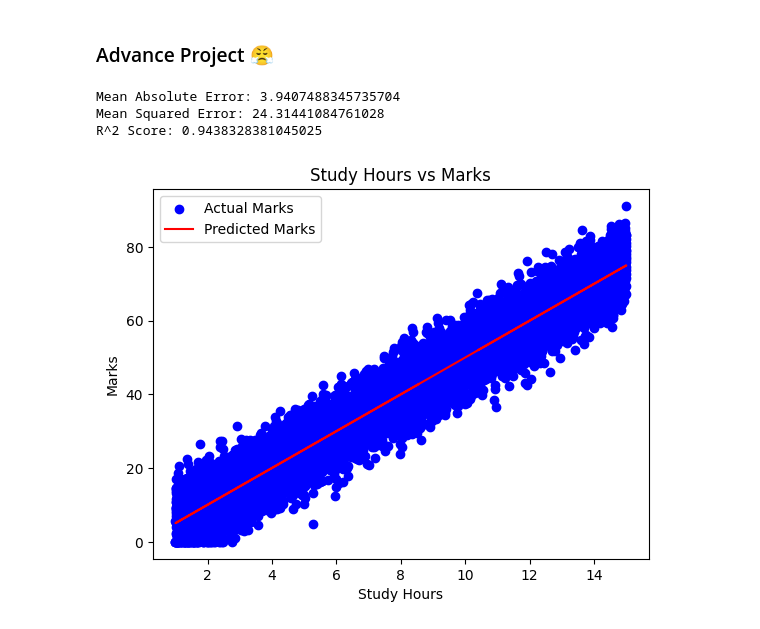
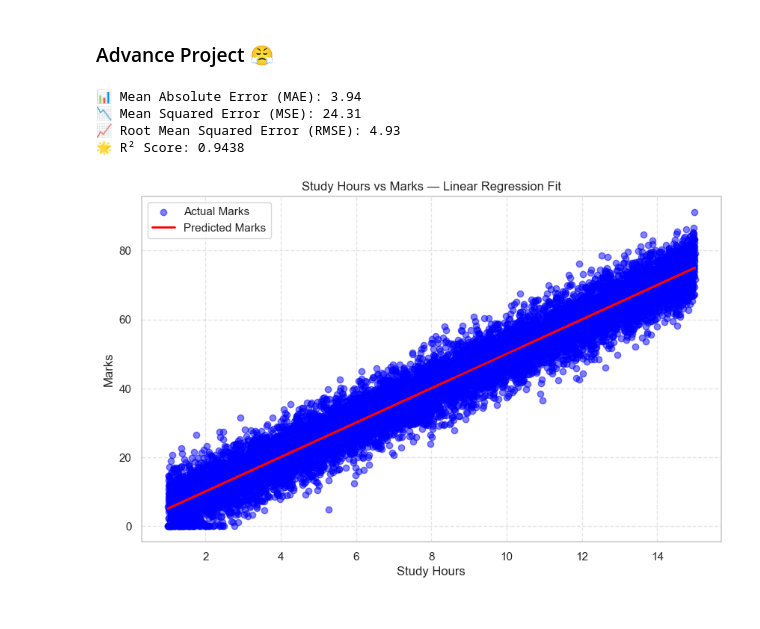
Before and after one commit to StarDust130/SK-Learn, a Jupyter notebook: student_score_pred-project.ipynb, the cells around one changed output. Cells and saved outputs as stored; diff of their text form; code cells hidden in the pictures.

Commit message:
Implement code changes to enhance functionality and improve performance

```diff
--- a/student_score_pred-project.ipynb
+++ b/student_score_pred-project.ipynb
@@ -45,42 +45,50 @@ print(f"✨ Predicted Score: {predicted_score[0]} marks")  # 🎓 Display predic
 # %%
 import pandas as pd
 from sklearn.linear_model import LinearRegression
 from sklearn.metrics import mean_absolute_error, mean_squared_error , r2_score
 import matplotlib.pyplot as plt
+import numpy as np
 
-
-# Import Data
+# 📂 Import Data
+# Load the student performance dataset
 data = pd.read_csv("data/Students-Performance.csv")
 
-# Split data into features (X) and target (Y)
+# 📊 Split data into features (X) and target (Y)
+# X: Study hours, Y: Marks scored
 X = data[['Study_Hours']]
 Y = data['Marks']
 
-# Train Model
+# 🤖 Train Model
+# Create and fit a linear regression model
 model = LinearRegression()
 model.fit(X, Y)
 predicted_score = model.predict(X)
 
+# 📏 Evaluate Model
+mae = mean_absolute_error(Y, predicted_score)  # Mean Absolute Error
+mse = mean_squared_error(Y, predicted_score)   # Mean Squared Error
+rmse = np.sqrt(mse)                           # Root Mean Squared Error
+r2 = r2_score(Y, predicted_score)              # R^2 Score
 
-# Evaluate Model
-mae = mean_absolute_error(Y, predicted_score)
-mse = mean_squared_error(Y, predicted_score)
-r2 = r2_score(Y, predicted_score)
+# 📝 Print evaluation results with emojis
+print(f"📊 Mean Absolute Error (MAE): {mae:.2f}")
+print(f"📉 Mean Squared Error (MSE): {mse:.2f}")
+print(f"📈 Root Mean Squared Error (RMSE): {rmse:.2f}")
+print(f"🌟 R² Score: {r2:.4f}")
 
-print("Mean Absolute Error:", mae)
-print("Mean Squared Error:", mse)
-print("R^2 Score:", r2)
-
-# Visualize Results
-plt.scatter(X, Y, color='blue', label='Actual Marks')
-plt.plot(X, predicted_score, color='red', label='Predicted Marks')
+# 📈 Visualize Results
+plt.figure(figsize=(10, 6))
+plt.scatter(X, Y, color='blue', alpha=0.5, label='Actual Marks')
+plt.plot(X, predicted_score, color='red', linewidth=2, label='Predicted Marks')
 plt.xlabel('Study Hours')
 plt.ylabel('Marks')
-plt.title('Study Hours vs Marks')
+plt.title('Study Hours vs Marks — Linear Regression Fit')
 plt.legend()
+plt.grid(True, linestyle='--', alpha=0.5)
 plt.show()
 # %% [output]
-Mean Absolute Error: 3.9407488345735704
-Mean Squared Error: 24.31441084761028
-R^2 Score: 0.9438328381045025
+📊 Mean Absolute Error (MAE): 3.94
+📉 Mean Squared Error (MSE): 24.31
+📈 Root Mean Squared Error (RMSE): 4.93
+🌟 R² Score: 0.9438
-[figure, old version]
+[figure, new version]
```
